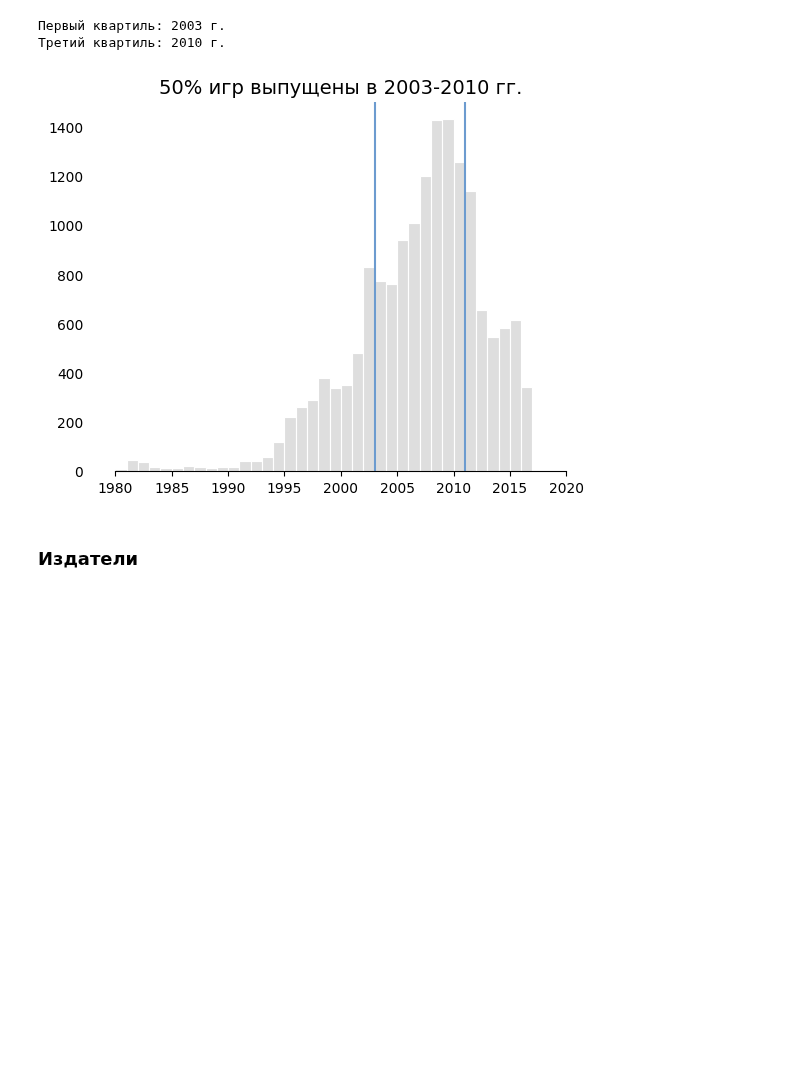
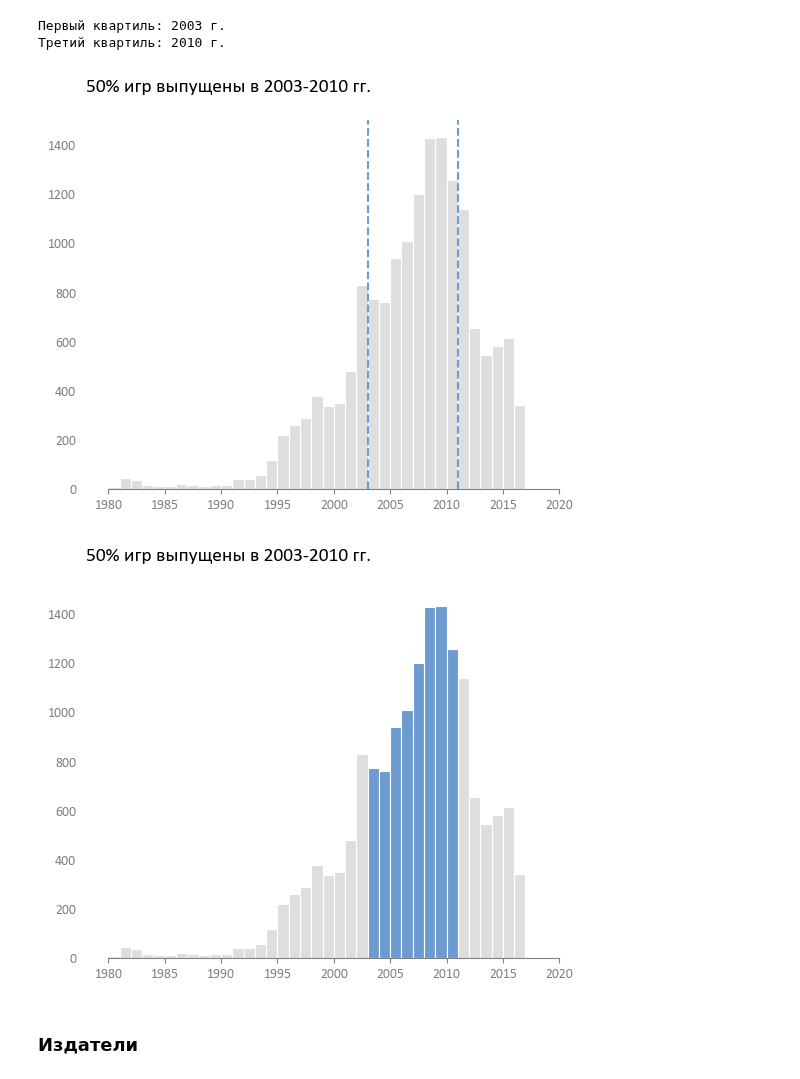
Before and after one commit to ekhavronina/data_analytics, a Jupyter notebook: video_games/video_game_sales_reboot.ipynb, the cells around one changed output. Saved outputs shown, nothing was run; the diff lists cells and outputs as text; code cells hidden in the pictures; blank space fills up the shorter version.

```diff
--- a/video_games/video_game_sales_reboot.ipynb
+++ b/video_games/video_game_sales_reboot.ipynb
@@ -253,22 +262,44 @@ print(f"Третий квартиль: {int(games['Year'].quantile(0.75))} г.")
 Третий квартиль: 2010 г.
 # %%
 # Гистограмма
+
 ax = sns.histplot(data=games,
              x='Year',
              binwidth=1,
              color='lightgrey'
             )
-plt.axvline(x=games['Year'].quantile(0.25), color='#6C9BCF')
-plt.axvline(x=games['Year'].quantile(0.75)+1, color='#6C9BCF')
+plt.axvline(x=games['Year'].quantile(0.25), color='#6C9BCF', ls='--')
+plt.axvline(x=games['Year'].quantile(0.75)+1, color='#6C9BCF', ls='--')
 
 sns.despine(left=True, bottom=False, trim=True)
-plt.title('50% игр выпущены в 2003-2010 гг.', fontdict={'fontsize': 14})
+plt.title('50% игр выпущены в 2003-2010 гг.', fontdict=fontdict, loc='left', pad=20)
 plt.xlabel(None)
 plt.ylabel(None)
 
 plt.show()
 # %% [output]
-[figure, old version]
+[figure, new version]
+# %%
+# Гистограмма получше
+
+ax = sns.histplot(data=games,
+             x='Year',
+             binwidth=1,
+             color='lightgrey'
+            )
+
+for patch in ax.patches:
+    if (patch.xy[0] > 2002) and (patch.xy[0] <2011):
+        patch.set_facecolor('#6C9BCF')
+
+sns.despine(left=True, bottom=False, trim=True)
+plt.title('50% игр выпущены в 2003-2010 гг.', fontdict=fontdict, loc='left', pad=20)
+plt.xlabel(None)
+plt.ylabel(None)
+
+plt.show()
+# %% [output]
+[figure, added]
 # %% [markdown]
 ### Издатели
 # %%
```
Also changed, not shown: parts of 5 cells of this notebook.
